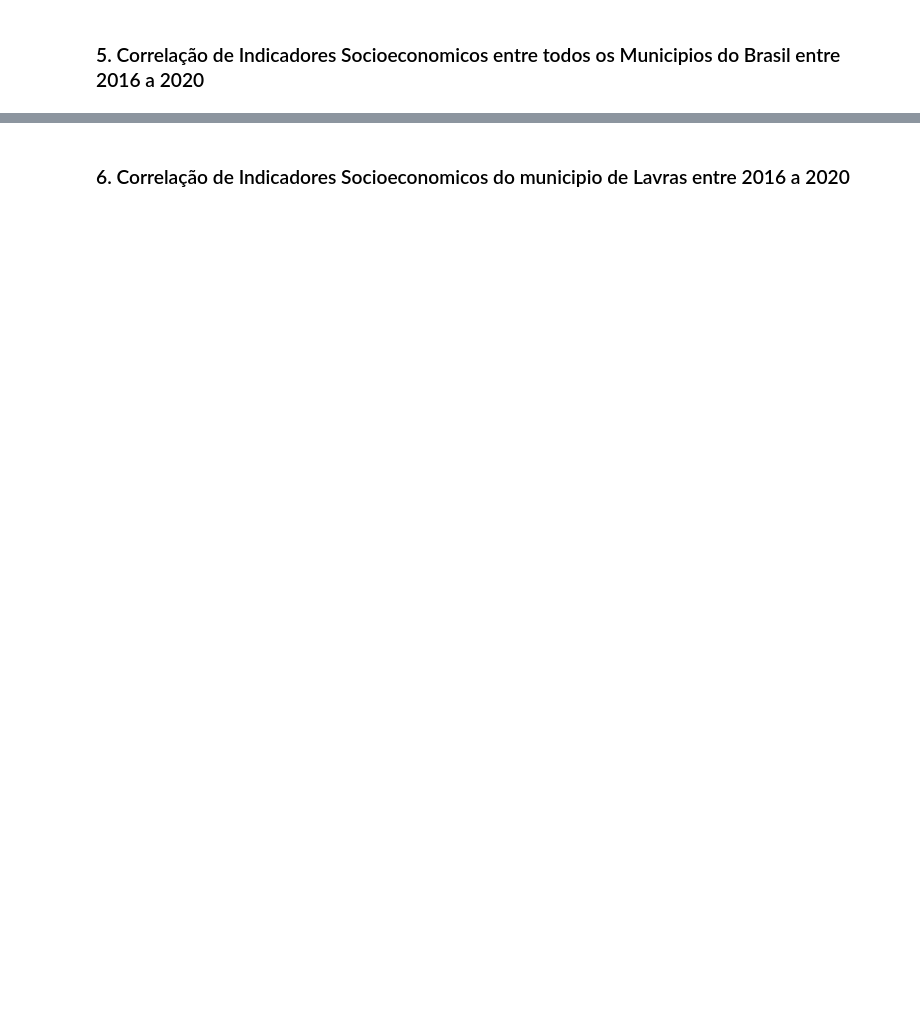
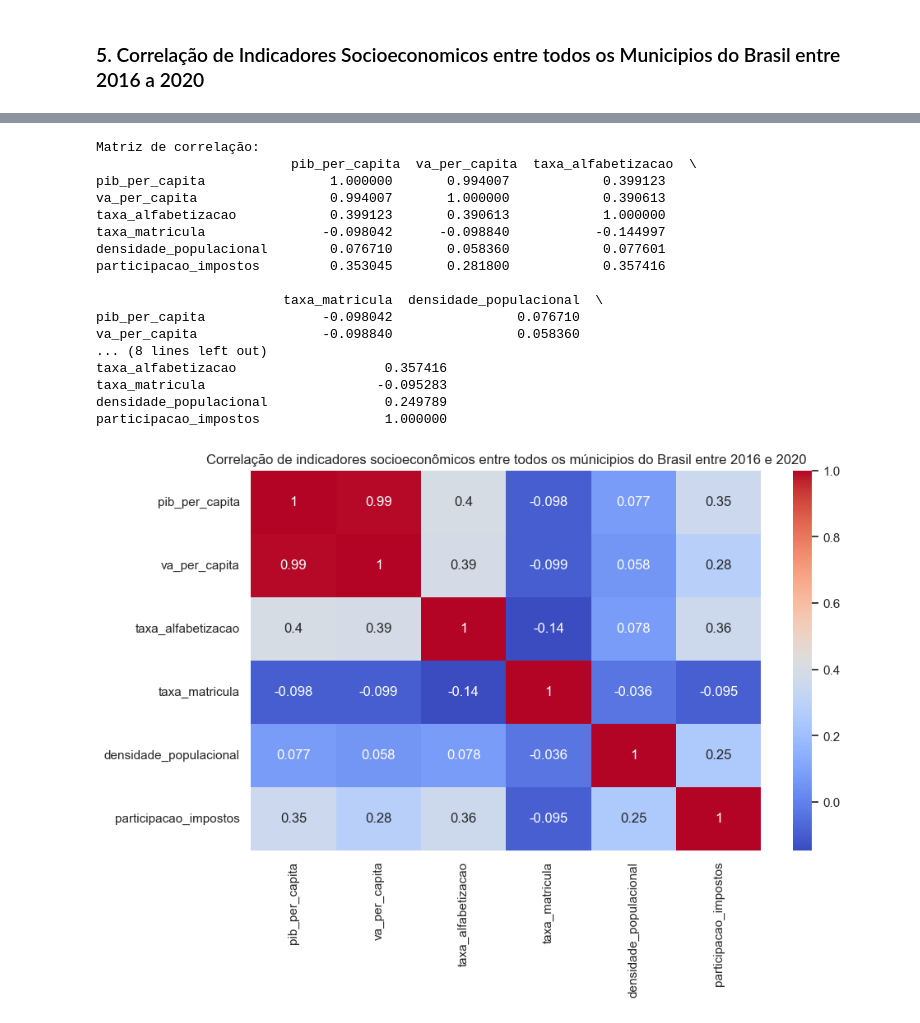
Before and after one commit to EstevaoAugusto/ZettaLab-2ed-Desafio-Ciencia-e-Governanca-de-Dados, a Jupyter notebook: notebooks/2_analise_exploratoria.ipynb, the cells around one changed output, grey strips where cells are left out. Saved outputs shown, nothing was run; the diff lists cells and outputs as text; code cells hidden in the pictures; blank space fills up the shorter version.

```diff
--- a/notebooks/2_analise_exploratoria.ipynb
+++ b/notebooks/2_analise_exploratoria.ipynb
@@ -343,16 +418,35 @@ del anos
 # %%
 # Calcular a matriz de correlação entre os indicadores selecionados
-corr_matrix = df[['pib_per_capita','va_per_capita','taxa_alfabetizacao','taxa_matricula', 'impostos_liquidos', 'pib']].corr()
+# Por padrao, o método 'corr' aplica o método Pearson para achar a correlação
+corr_matrix = df[['pib_per_capita','va_per_capita','taxa_alfabetizacao','taxa_matricula', 'densidade_populacional', 'participacao_impostos']].corr()
 print("Matriz de correlação:\n", corr_matrix)  # Exibir a matriz no console
 
 # Criar um heatmap da matriz de correlação usando Seaborn
 sns.heatmap(corr_matrix, annot=True, cmap='coolwarm')  # Heatmap com valores anotados e cores 'coolwarm'
-plt.title('Correlação entre indicadores socioeconômicos')  # Título do gráfico
+plt.title('Correlação de indicadores socioeconômicos entre todos os múnicipios do Brasil entre 2016 e 2020')  # Título do gráfico
 
 # Salvar a figura em alta resolução no diretório especificado
-# plt.savefig(os.path.join(f"{REPORTS_DIRECTORY_PATH}/", 'matriz_correlacao_mun_brasil_2016_a_2020.png'), dpi=300, bbox_inches='tight')
+if not os.path.exists(f"{REPORTS_DIRECTORY_PATH}/matriz_correlacao_mun_brasil_2016_a_2020.png"):
+    plt.savefig(os.path.join(f"{REPORTS_DIRECTORY_PATH}/", 'matriz_correlacao_mun_brasil_2016_a_2020.png'), dpi=300, bbox_inches='tight')
 
 plt.show()   # Exibir o gráfico
 plt.close()  # Fechar a figura para liberar memória
+# %% [output]
+Matriz de correlação:
+                         pib_per_capita  va_per_capita  taxa_alfabetizacao  \
+pib_per_capita                1.000000       0.994007            0.399123
+va_per_capita                 0.994007       1.000000            0.390613
+taxa_alfabetizacao            0.399123       0.390613            1.000000
+taxa_matricula               -0.098042      -0.098840           -0.144997
+densidade_populacional        0.076710       0.058360            0.077601
+participacao_impostos         0.353045       0.281800            0.357416
+
+                        taxa_matricula  densidade_populacional  \
+pib_per_capita               -0.098042                0.076710
+va_per_capita                -0.098840                0.058360
+... (8 lines left out)
+taxa_alfabetizacao                   0.357416
+taxa_matricula                      -0.095283
+densidade_populacional               0.249789
+participacao_impostos                1.000000
+[figure, added]
-# %% [markdown]
-### 6. Correlação de Indicadores Socioeconomicos do municipio de Lavras entre 2016 a 2020
```
Also changed, not shown: parts of 20 cells of this notebook, 1 other file.
